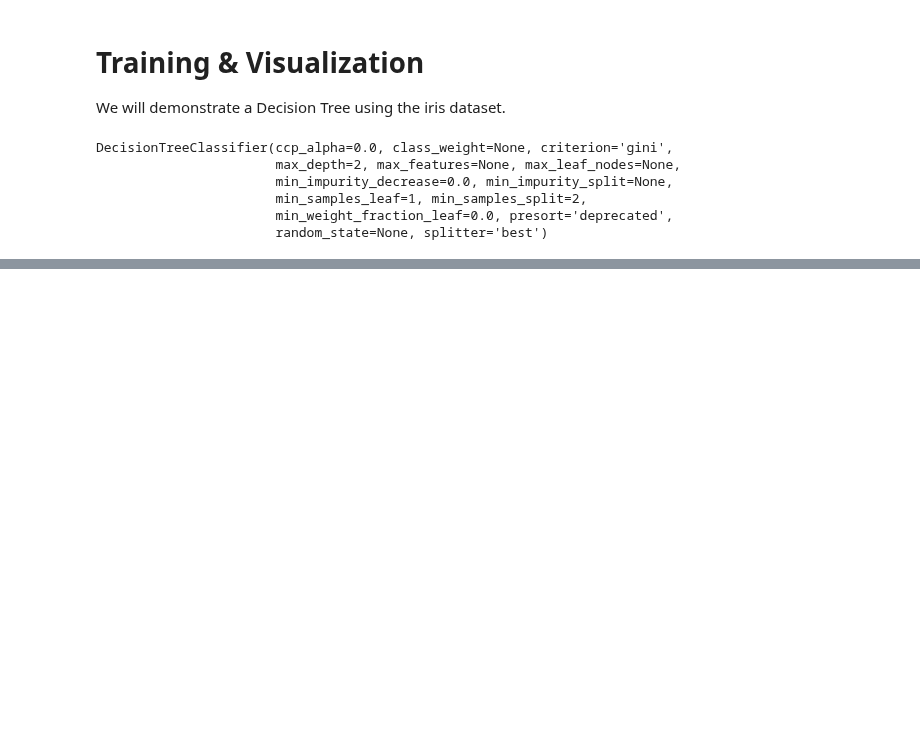
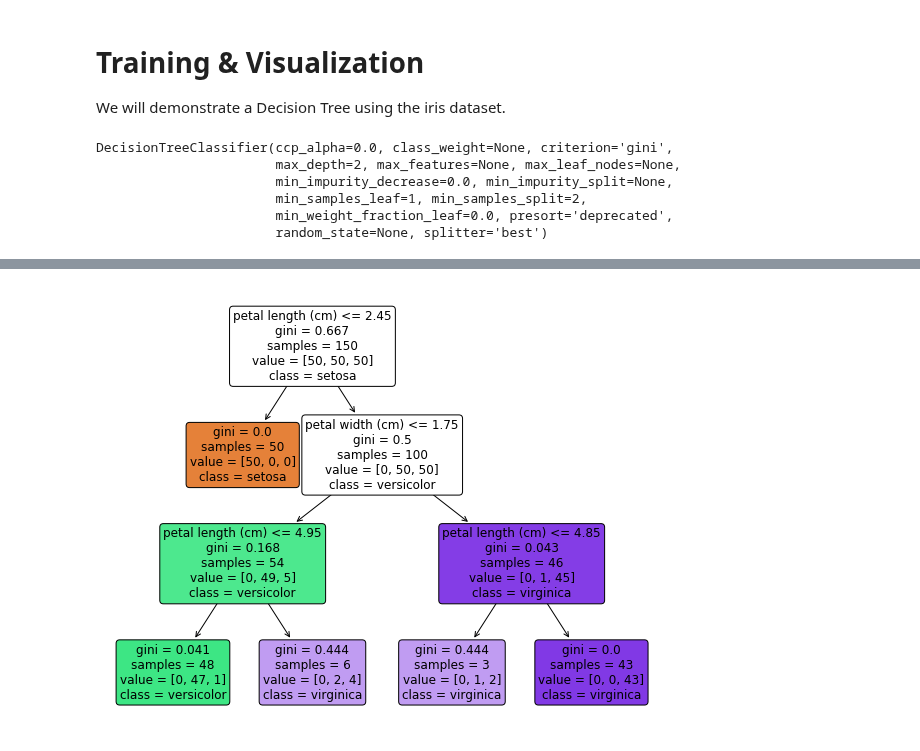
Before and after one commit to codywill/ml-sandbox, a Jupyter notebook: hands-on/Chapter 6 - Decision Trees.ipynb, the cells around one changed output, grey strips where cells are left out. Saved outputs shown, nothing was run; the diff lists cells and outputs as text; code cells hidden in the pictures; blank space fills up the shorter version.

```diff
--- a/hands-on/Chapter 6 - Decision Trees.ipynb
+++ b/hands-on/Chapter 6 - Decision Trees.ipynb
@@ -47,0 +75,8 @@ plt.show()
+# %%
+# Example with increased maximum depth
+tree_clf_3 = DecisionTreeClassifier(max_depth=3)
+tree_clf_3.fit(X, y)
+
+plot_tree_clf(tree_clf_3)
+# %% [output]
+[figure, added]
```
Also changed, not shown: parts of 6 cells of this notebook.
